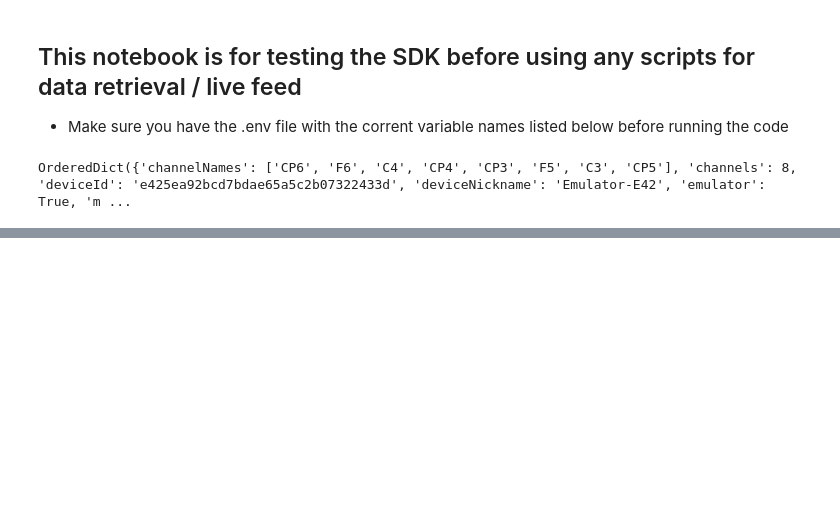
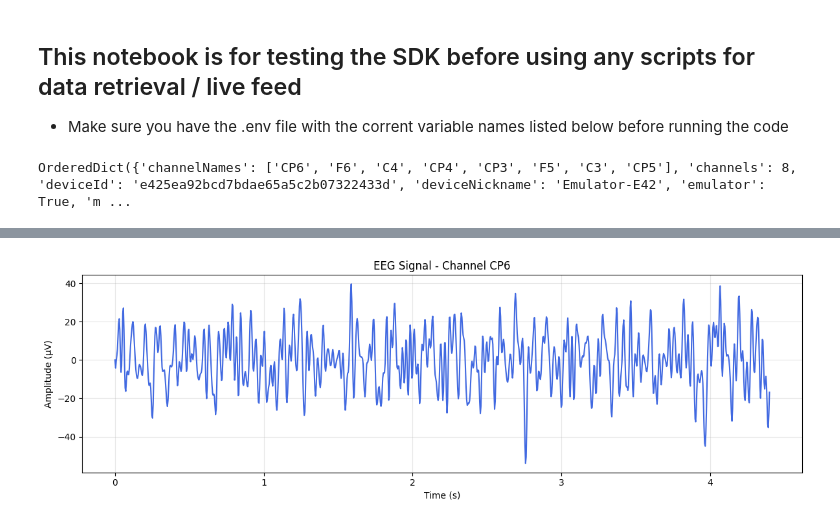
Before and after one commit to asym1/BrainWave, a Jupyter notebook: src/python/notebooks/SDKtest.ipynb, the cells around one changed output, grey strips where cells are left out. Cells and saved outputs as stored; diff of their text form; code cells hidden in the pictures; blank space fills up the shorter version.

```diff
--- a/src/python/notebooks/SDKtest.ipynb
+++ b/src/python/notebooks/SDKtest.ipynb
@@ -68,0 +131,19 @@ print(sample['info'])
+# %%
+# Visualization for individual channels (e.g. "CP6")
+channel_idx = channels.index("CP6")
+channel_data = data[channel_idx]
+
+# Sampling rate (adjust to your device)
+fs = 250
+time = np.arange(channel_data.shape[0]) / fs
+
+plt.figure(figsize=(12, 4))
+plt.plot(time, channel_data, color="royalblue")
+plt.title(f"EEG Signal - Channel {channels[channel_idx]}")
+plt.xlabel("Time (s)")
+plt.ylabel("Amplitude (µV)")
+plt.grid(True, alpha=0.3)
+plt.tight_layout()
+plt.show()
+# %% [output]
+[figure, added]
```
Also changed, not shown: parts of 6 cells of this notebook.
